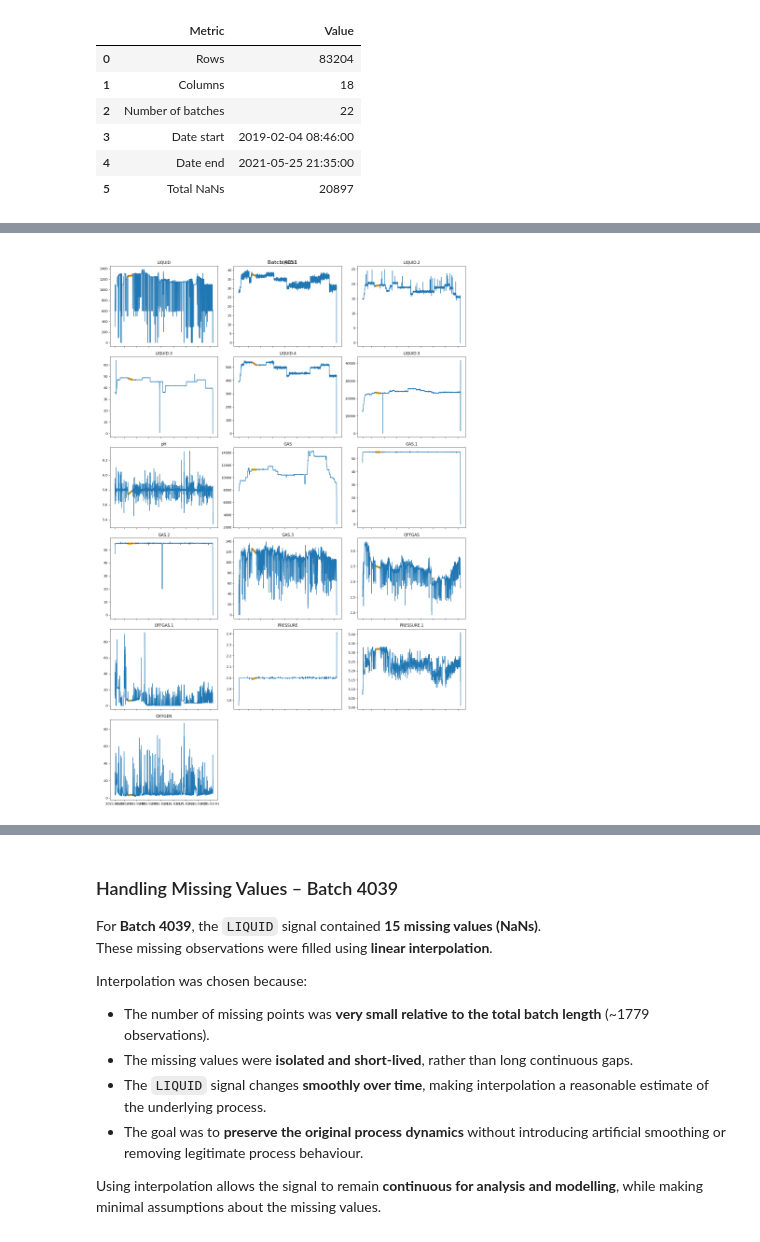
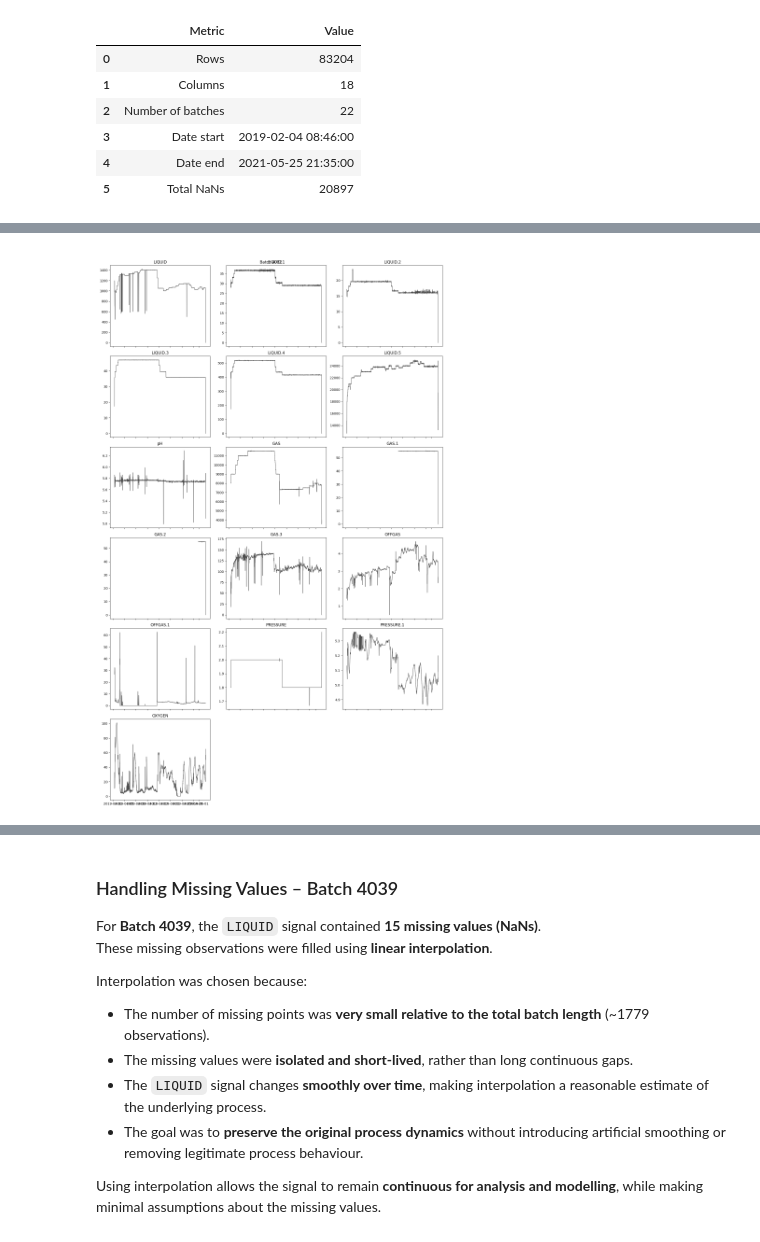
Before and after one commit to RichardFisher1/Applied, a Jupyter notebook: notebooks/RichardNotes.ipynb, the cells around one changed output, grey strips where cells are left out. Cells and saved outputs as stored; diff of their text form; code cells hidden in the pictures.

```diff
--- a/notebooks/RichardNotes.ipynb
+++ b/notebooks/RichardNotes.ipynb
@@ -392,4 +206,0 @@ def plot_batch_series(
-# %%
-plot_batch_series(op_df, 4051, freq='15min')
-# %% [output]
-[figure, removed]
@@ -395,0 +357,6 @@ plot_batch_series(op_df, 4051, freq='15min')
+# %%
+plotter = BatchTimeSeriesPlotter(op_df)
+# %%
+plotter.plot(batch=4032)
+# %% [output]
+[figure, added]
```
Also changed, not shown: parts of 20 cells of this notebook.
